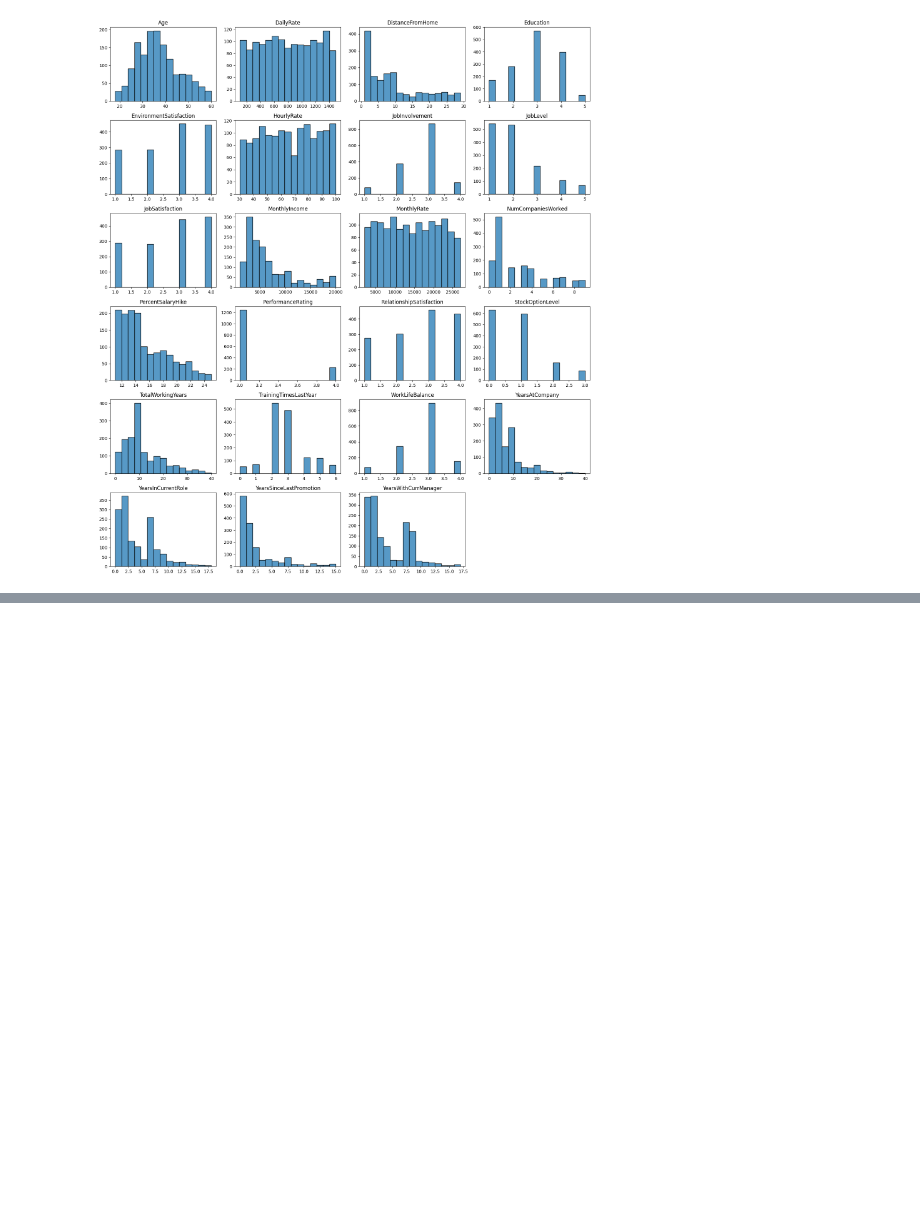
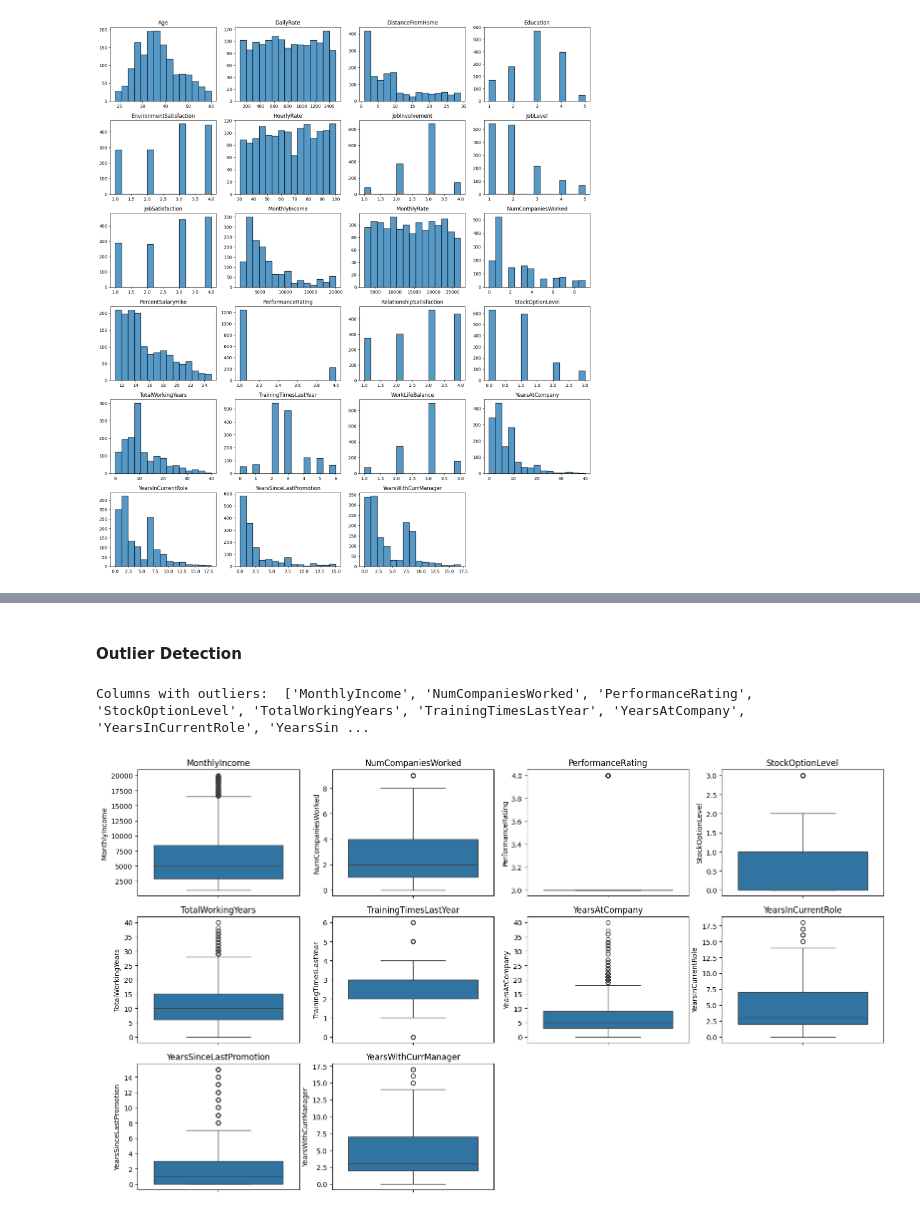
Before and after one commit to AshleySturdy/employee-attrition-prediction, a Jupyter notebook: notebooks/02_eda.ipynb, the cells around one changed output, grey strips where cells are left out. Saved outputs shown, nothing was run; the diff lists cells and outputs as text; code cells hidden in the pictures; blank space fills up the shorter version.

```diff
--- a/notebooks/02_eda.ipynb
+++ b/notebooks/02_eda.ipynb
@@ -216,0 +363,45 @@ plt.savefig('../images/numeric_distributions.png', dpi=300, bbox_inches='tight')
+# %% [markdown]
+#### **Outlier Detection**
+# %%
+# Create a function to look at outliers for variables that have outliers using IQR method
+def upper_outliers(df, num_cols):
+    outlier_cols = []
+    for col in num_cols:
+        # calculate the IQR and upper outlier boundary for each column
+        q1 = df[col].quantile(0.25)
+        q3 = df[col].quantile(0.75)
+        IQR = q3-q1
+        upper = q3 +1.5*IQR
+
+        is_outlier = df[col] > upper
+        # check if there are any outliers in the column
+        if is_outlier.any():
+            outlier_cols.append(col)
+            top = df.loc[is_outlier].sort_values(by=col, ascending=False).head()
+    return outlier_cols
+
+outlier_cols = upper_outliers(df, num_cols)
+print("Columns with outliers: ", outlier_cols)
+# %% [output]
+Columns with outliers:  ['MonthlyIncome', 'NumCompaniesWorked', 'PerformanceRating', 'StockOptionLevel', 'TotalWorkingYears', 'TrainingTimesLastYear', 'YearsAtCompany', 'YearsInCurrentRole', 'YearsSin ...
+# %%
+# Show boxplots for only the numeric variables with outliers
+n = len(outlier_cols)
+# want 4 per row
+cols = 4
+rows = math.ceil(n/cols)
+fig, axes = plt.subplots(rows, cols, figsize=(16, rows*3))
+
+axes = axes.flatten()
+
+for ax, col in zip(axes, outlier_cols):
+    sns.boxplot(y=df[col], ax=ax)
+    ax.set_title(col)
+
+for ax in axes[len(outlier_cols):]:
+    ax.set_visible(False)
+
+plt.tight_layout()
+plt.show()
+# %% [output]
+[figure, added]
```
Also changed, not shown: parts of 40 cells of this notebook, 3 other files.
